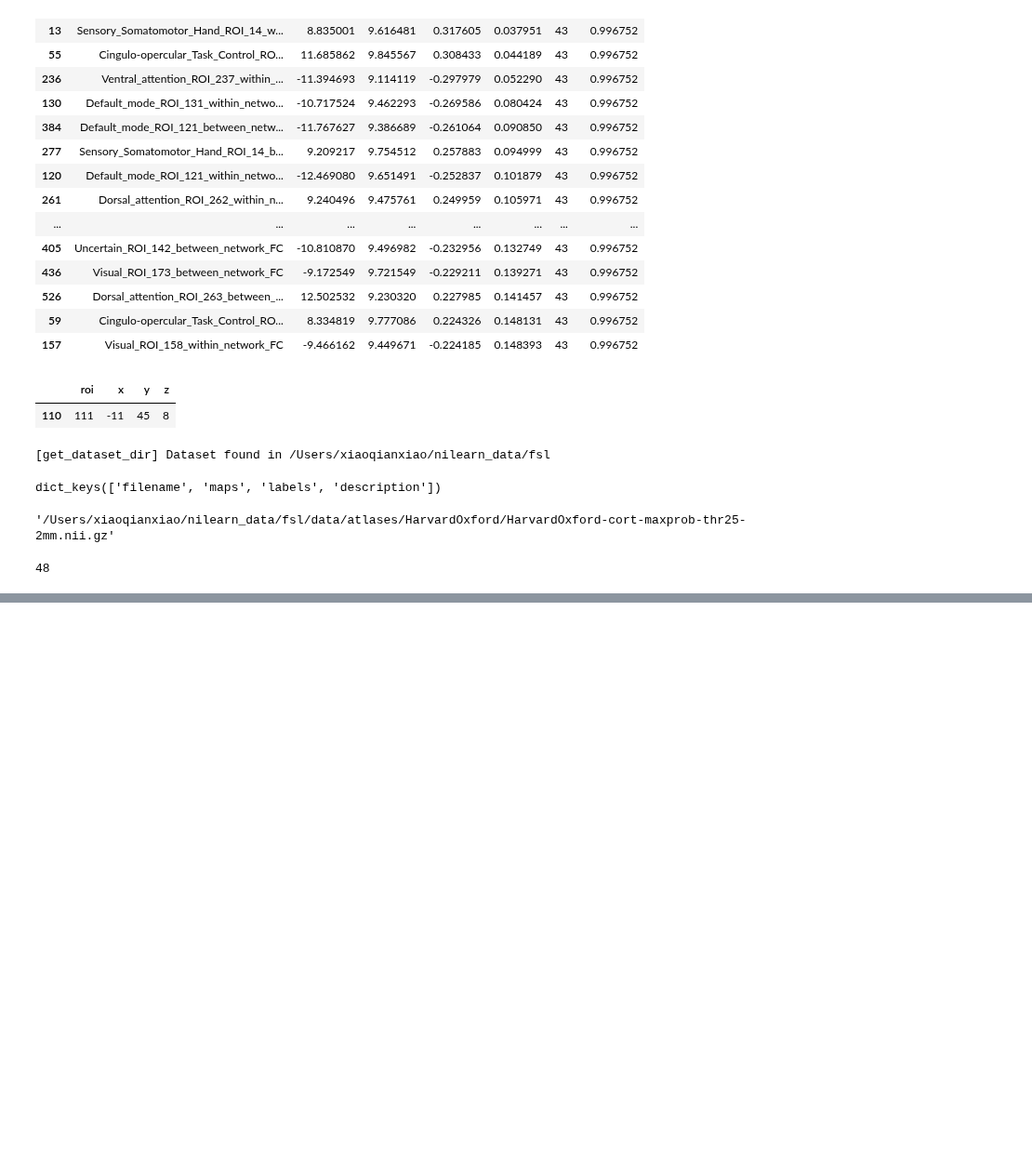
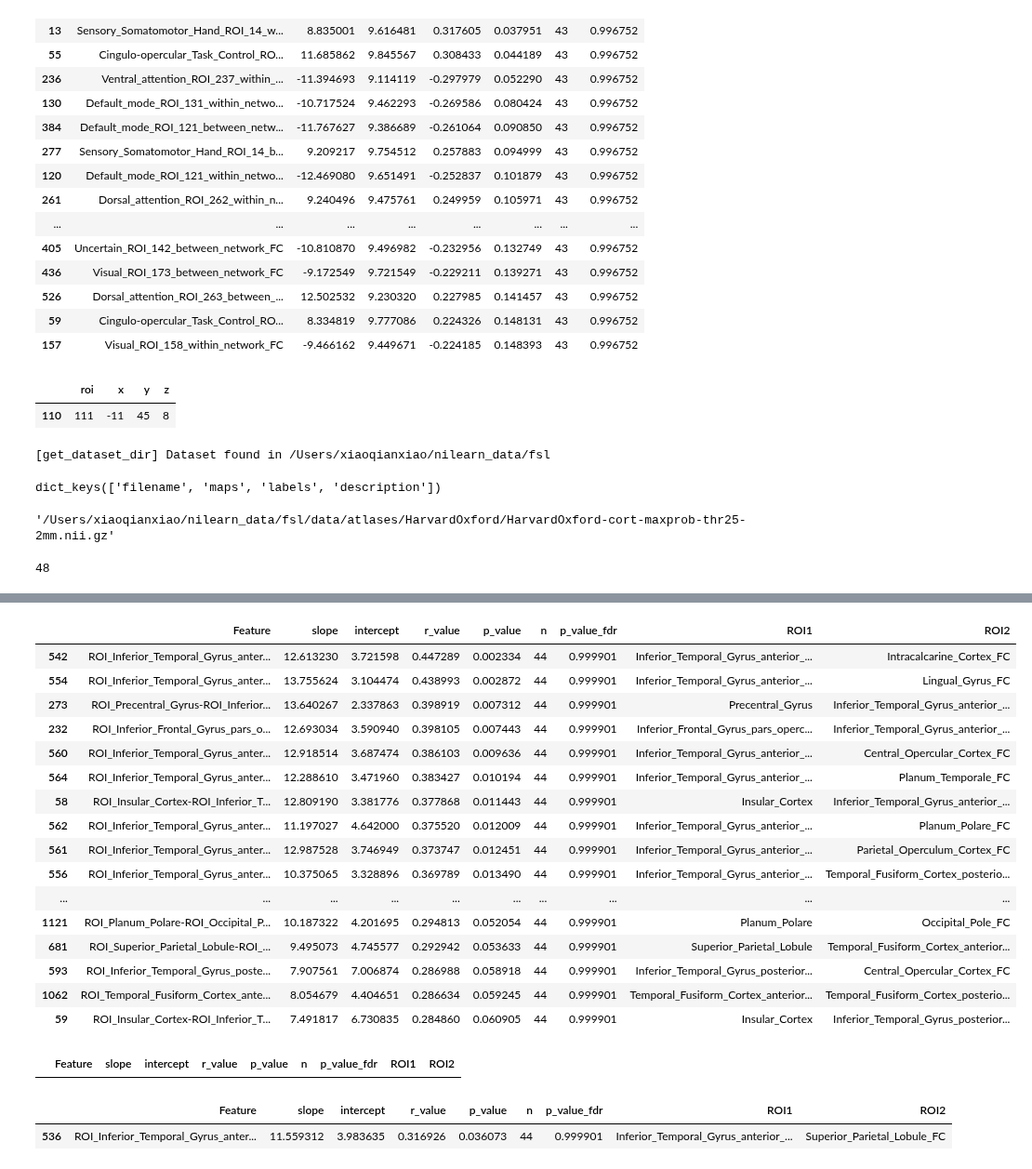
Before and after one commit to XiaoqianXiao/OCD_RO1, a Jupyter notebook: results_visualization.ipynb, the cells around one changed output, grey strips where cells are left out. Shown at 93% size. Saved outputs shown, nothing was run; the diff lists cells and outputs as text; code cells hidden in the pictures; blank space fills up the shorter version.

```diff
--- a/results_visualization.ipynb
+++ b/results_visualization.ipynb
@@ -326,0 +362,34 @@ atlas.filename
+# %%
+baselineFC_vs_deltaYBOCS_file = os.path.join(ROI_dir, 'baselineFC_vs_deltaYBOCS_roi_fc.csv')
+df_baselineFC_vs_deltaYBOCS = pd.read_csv(baselineFC_vs_deltaYBOCS_file)
+df_baselineFC_vs_deltaYBOCS['ROI1'] = df_baselineFC_vs_deltaYBOCS['Feature'].str.split('-').str[0].str.replace('ROI_', '')
+df_baselineFC_vs_deltaYBOCS['ROI2'] = df_baselineFC_vs_deltaYBOCS['Feature'].str.split('-').str[1].str.replace('ROI_', '')
+df_baselineFC_vs_deltaYBOCS.sort_values(by='p_value', ascending=True).head(40)
+# %% [output]
+|  | Feature | slope | intercept | r_value | p_value | n | p_value_fdr | ROI1 | ROI2 |
+| 542 | ROI_Inferior_Temporal_Gyrus_anter... | 12.613230 | 3.721598 | 0.447289 | 0.002334 | 44 | 0.999901 | Inferior_Temporal_Gyrus_anterior_... | Intracalcarine_Cortex_FC |
+| 554 | ROI_Inferior_Temporal_Gyrus_anter... | 13.755624 | 3.104474 | 0.438993 | 0.002872 | 44 | 0.999901 | Inferior_Temporal_Gyrus_anterior_... | Lingual_Gyrus_FC |
+| 273 | ROI_Precentral_Gyrus-ROI_Inferior... | 13.640267 | 2.337863 | 0.398919 | 0.007312 | 44 | 0.999901 | Precentral_Gyrus | Inferior_Temporal_Gyrus_anterior_... |
+| 232 | ROI_Inferior_Frontal_Gyrus_pars_o... | 12.693034 | 3.590940 | 0.398105 | 0.007443 | 44 | 0.999901 | Inferior_Frontal_Gyrus_pars_operc... | Inferior_Temporal_Gyrus_anterior_... |
+| 560 | ROI_Inferior_Temporal_Gyrus_anter... | 12.918514 | 3.687474 | 0.386103 | 0.009636 | 44 | 0.999901 | Inferior_Temporal_Gyrus_anterior_... | Central_Opercular_Cortex_FC |
+| 564 | ROI_Inferior_Temporal_Gyrus_anter... | 12.288610 | 3.471960 | 0.383427 | 0.010194 | 44 | 0.999901 | Inferior_Temporal_Gyrus_anterior_... | Planum_Temporale_FC |
+| 58 | ROI_Insular_Cortex-ROI_Inferior_T... | 12.809190 | 3.381776 | 0.377868 | 0.011443 | 44 | 0.999901 | Insular_Cortex | Inferior_Temporal_Gyrus_anterior_... |
+| 562 | ROI_Inferior_Temporal_Gyrus_anter... | 11.197027 | 4.642000 | 0.375520 | 0.012009 | 44 | 0.999901 | Inferior_Temporal_Gyrus_anterior_... | Planum_Polare_FC |
+| 561 | ROI_Inferior_Temporal_Gyrus_anter... | 12.987528 | 3.746949 | 0.373747 | 0.012451 | 44 | 0.999901 | Inferior_Temporal_Gyrus_anterior_... | Parietal_Operculum_Cortex_FC |
+| 556 | ROI_Inferior_Temporal_Gyrus_anter... | 10.375065 | 3.328896 | 0.369789 | 0.013490 | 44 | 0.999901 | Inferior_Temporal_Gyrus_anterior_... | Temporal_Fusiform_Cortex_posterio... |
+| ... | ... | ... | ... | ... | ... | ... | ... | ... | ... |
+| 1121 | ROI_Planum_Polare-ROI_Occipital_P... | 10.187322 | 4.201695 | 0.294813 | 0.052054 | 44 | 0.999901 | Planum_Polare | Occipital_Pole_FC |
+| 681 | ROI_Superior_Parietal_Lobule-ROI_... | 9.495073 | 4.745577 | 0.292942 | 0.053633 | 44 | 0.999901 | Superior_Parietal_Lobule | Temporal_Fusiform_Cortex_anterior... |
+| 593 | ROI_Inferior_Temporal_Gyrus_poste... | 7.907561 | 7.006874 | 0.286988 | 0.058918 | 44 | 0.999901 | Inferior_Temporal_Gyrus_posterior... | Central_Opercular_Cortex_FC |
+| 1062 | ROI_Temporal_Fusiform_Cortex_ante... | 8.054679 | 4.404651 | 0.286634 | 0.059245 | 44 | 0.999901 | Temporal_Fusiform_Cortex_anterior... | Temporal_Fusiform_Cortex_posterio... |
+| 59 | ROI_Insular_Cortex-ROI_Inferior_T... | 7.491817 | 6.730835 | 0.284860 | 0.060905 | 44 | 0.999901 | Insular_Cortex | Inferior_Temporal_Gyrus_posterior... |
+# %%
+df_baselineFC_vs_deltaYBOCS.loc[((df_baselineFC_vs_deltaYBOCS['ROI1']=='Cingulate_Gyrus_posterior_division') | (df_baselineFC_vs_deltaYBOCS['ROI2']=='Cingulate_Gyrus_posterior_division_FC'))
+                   & (df_baselineFC_vs_deltaYBOCS['p_value'] <= 0.05)]
+# %% [output]
+|  | Feature | slope | intercept | r_value | p_value | n | p_value_fdr | ROI1 | ROI2 |
+# %%
+df_baselineFC_vs_deltaYBOCS.loc[((df_baselineFC_vs_deltaYBOCS['ROI1']=='Superior_Parietal_Lobule') | (df_baselineFC_vs_deltaYBOCS['ROI2']=='Superior_Parietal_Lobule_FC')) & (df_baselineFC_vs_deltaYBOCS['p_value'] <= 0.05)]
+# %% [output]
+|  | Feature | slope | intercept | r_value | p_value | n | p_value_fdr | ROI1 | ROI2 |
+| 536 | ROI_Inferior_Temporal_Gyrus_anter... | 11.559312 | 3.983635 | 0.316926 | 0.036073 | 44 | 0.999901 | Inferior_Temporal_Gyrus_anterior_... | Superior_Parietal_Lobule_FC |
```
Also changed, not shown: parts of 7 cells of this notebook, 3 other files.
